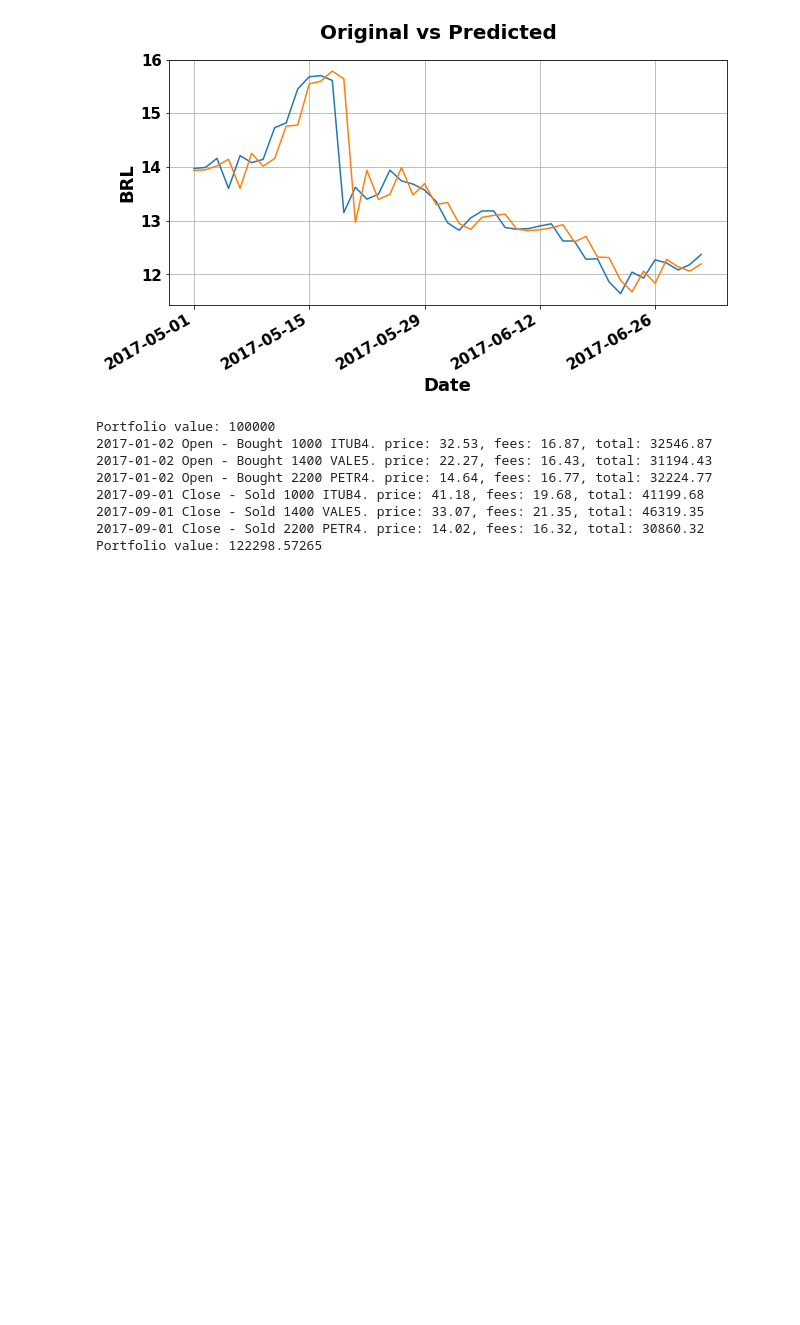
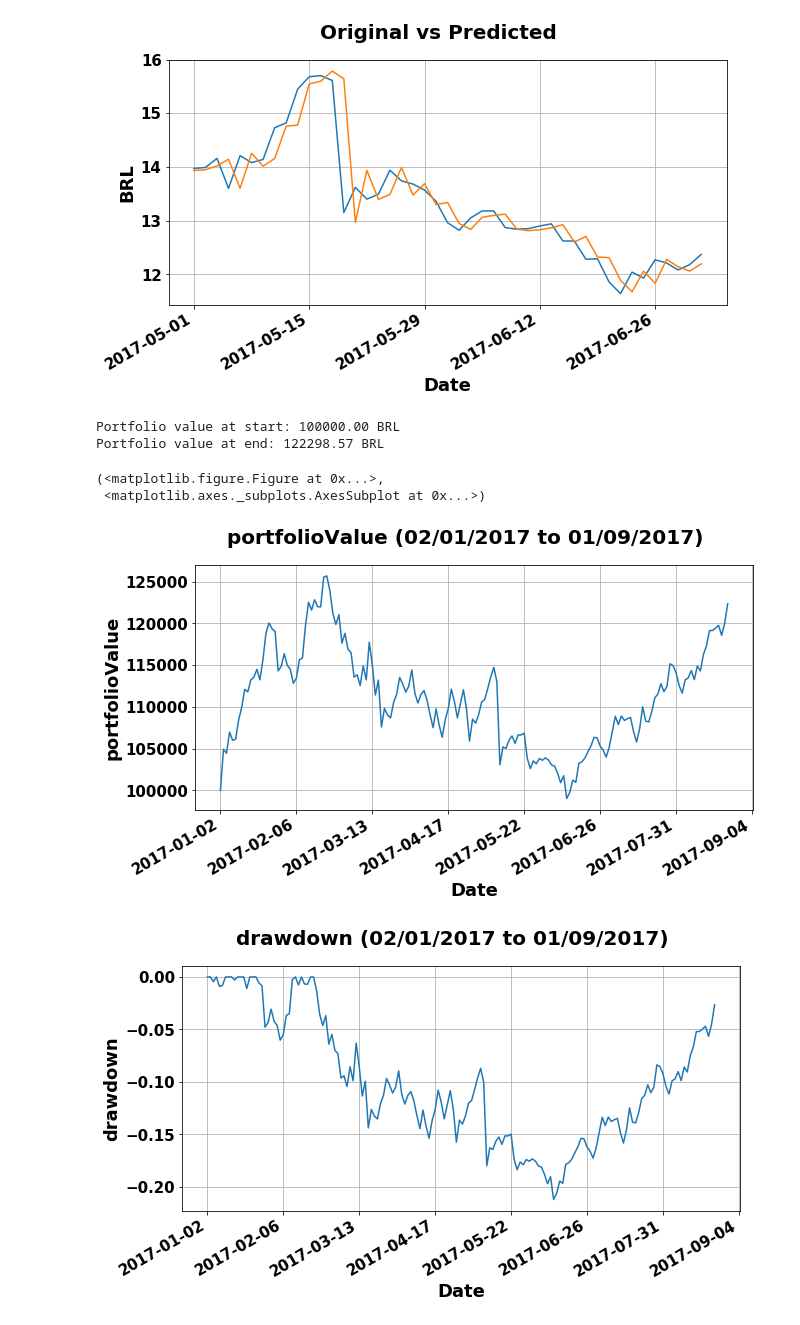
Before and after one commit to danilofrp/neural-stocks, a Jupyter notebook: notebooks/MLP/returns/PETR4/Backtesting.ipynb, the cells around one changed output. Cells and saved outputs as stored; diff of their text form; code cells hidden in the pictures; blank space fills up the shorter version.

Commit message:
Backtesting portfolio evaluation and drawdown calculations implemented

```diff
--- a/notebooks/MLP/returns/PETR4/Backtesting.ipynb
+++ b/notebooks/MLP/returns/PETR4/Backtesting.ipynb
@@ -326,14 +376,16 @@ def findIndex(array, obj, func):
     return -1
 # %%
 bt = Backtest(assets = ['PETR4', 'ITUB4', 'VALE5'], dataPath = '../../../../../data/stocks/[asset]/diario/[asset].CSV')
+
+bt.simulate(verbose = 1, start = '2017')
+# %% [output]
+Portfolio value at start: 100000.00 BRL
+Portfolio value at end: 122298.57 BRL
-# %%
-bt.simulate(verbose = 2, start = '2017')
-# %% [output]
-Portfolio value: 100000
-2017-01-02 Open - Bought 1000 ITUB4. price: 32.53, fees: 16.87, total: 32546.87
-2017-01-02 Open - Bought 1400 VALE5. price: 22.27, fees: 16.43, total: 31194.43
-2017-01-02 Open - Bought 2200 PETR4. price: 14.64, fees: 16.77, total: 32224.77
-2017-09-01 Close - Sold 1000 ITUB4. price: 41.18, fees: 19.68, total: 41199.68
-2017-09-01 Close - Sold 1400 VALE5. price: 33.07, fees: 21.35, total: 46319.35
-2017-09-01 Close - Sold 2200 PETR4. price: 14.02, fees: 16.32, total: 30860.32
-Portfolio value: 122298.57265
+# %%
+plotSeries(bt.history['buy-n-hold']['portfolioValue'])
+plotSeries(bt.history['buy-n-hold']['drawdown'])
+# %% [output]
+(<matplotlib.figure.Figure at 0x...>,
+ <matplotlib.axes._subplots.AxesSubplot at 0x...>)
+[figure, added]
+[figure, added]
```
Also changed, not shown: parts of 1 cell of this notebook, 1 other file.
